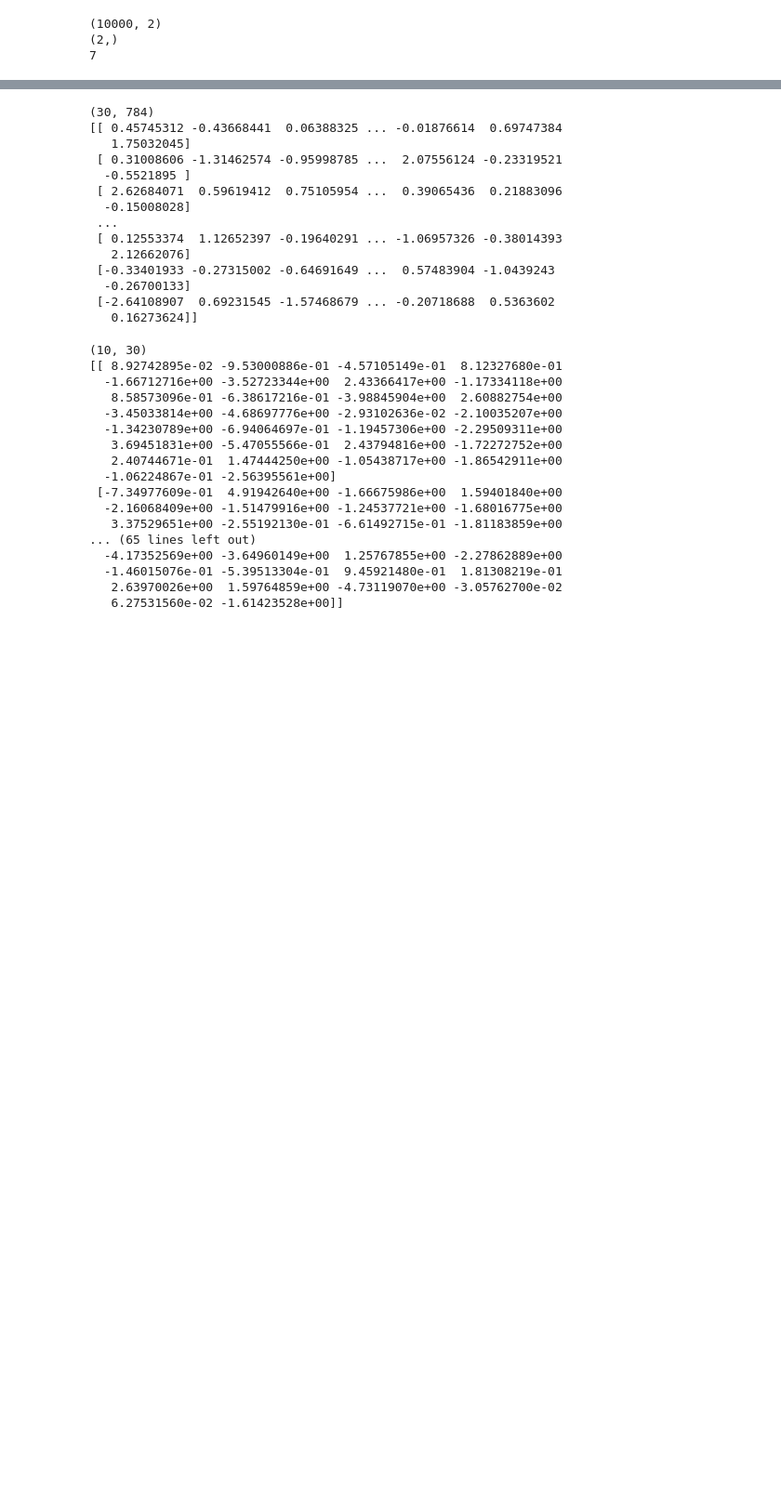
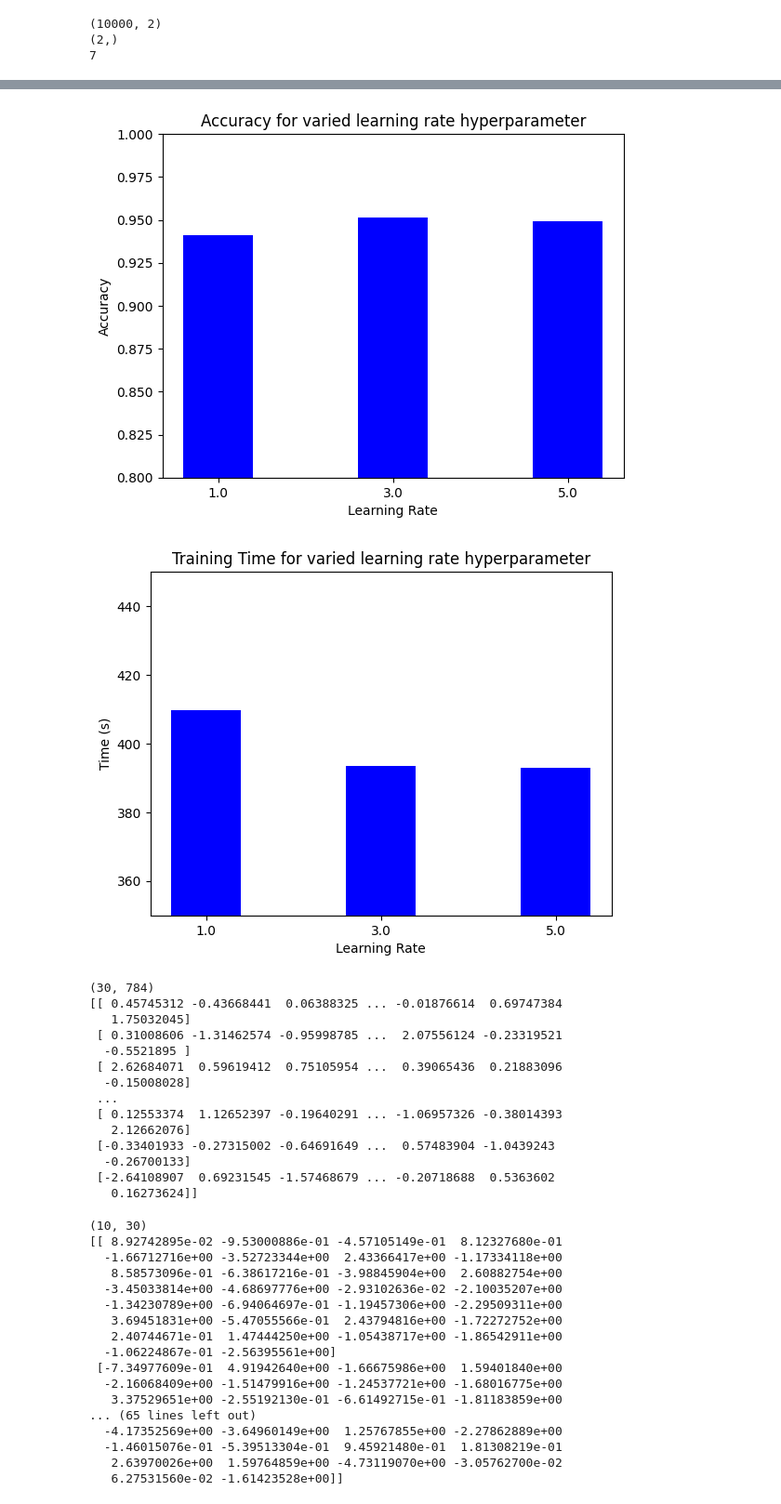
Before and after one commit to joeytarnowski/cosc470s24, a Jupyter notebook: solutions/FastNeuralNetwork-solution.ipynb, the cells around one changed output, grey strips where cells are left out. Shown at 93% size. Saved outputs shown, nothing was run; the diff lists cells and outputs as text; code cells hidden in the pictures; blank space fills up the shorter version.

```diff
--- a/solutions/FastNeuralNetwork-solution.ipynb
+++ b/solutions/FastNeuralNetwork-solution.ipynb
@@ -162,3 +438,39 @@ Epoch 4 complete
+# %%
+# Part 3, Step 3 chart
+# Chart the accuracy and time for each learning rate test
+barwidth = 0.4
+learnlabels = ["1.0", "3.0", "5.0"]
+
+# Plot the accuracy
+fig, ax = plt.subplots()
+
+ax.bar(np.arange(len(learnlabels)), accuracies3, color='blue', width=barwidth)
+ax.set_xlabel("Learning Rate")
+ax.set_ylabel("Accuracy")
+ax.set_xticks(np.arange(len(learnlabels)))
+ax.set_xticklabels(learnlabels)
+ax.set_title("Accuracy for varied learning rate hyperparameter")
+# Set the y-axis scale to start from 0.8
+ax.set_ylim(0.8, 1.0)
+
+plt.show()
+
+# Plot the time to train
+fig, ax = plt.subplots()
+
+ax.bar(np.arange(len(learnlabels)), trainingtime3, color='blue', width=barwidth)
+ax.set_xlabel("Learning Rate")
+ax.set_ylabel("Time (s)")
+ax.set_xticks(np.arange(len(learnlabels)))
+ax.set_xticklabels(learnlabels)
+ax.set_title("Training Time for varied learning rate hyperparameter")
+
+ax.set_ylim(350, 450)
+
+plt.show()
+# %% [output]
+[figure, added]
+[figure, added]
 # %%
 print(np.shape(net.weights[0]))
 print(net.weights[0])
```
Also changed, not shown: parts of 9 cells of this notebook.
